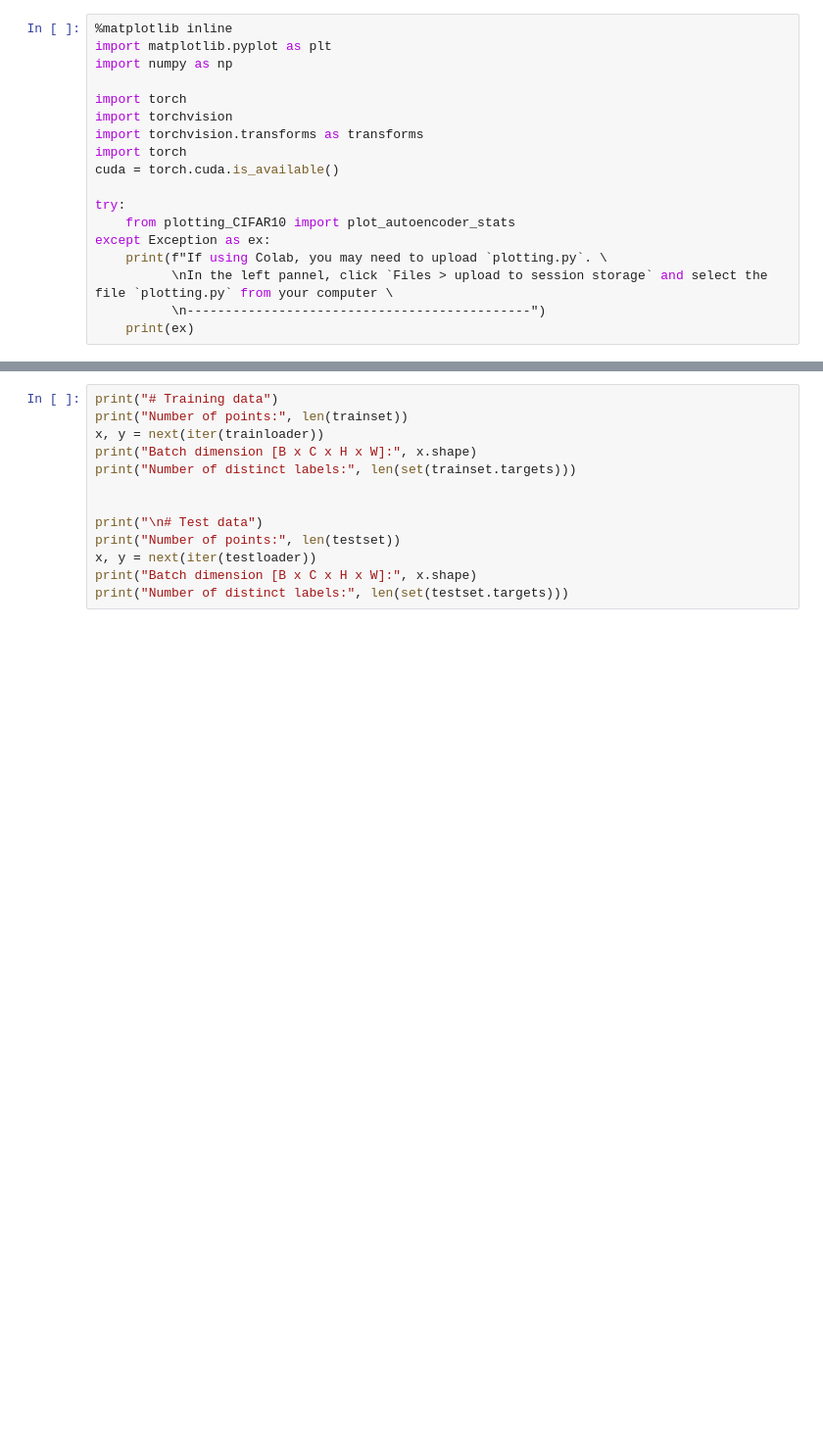
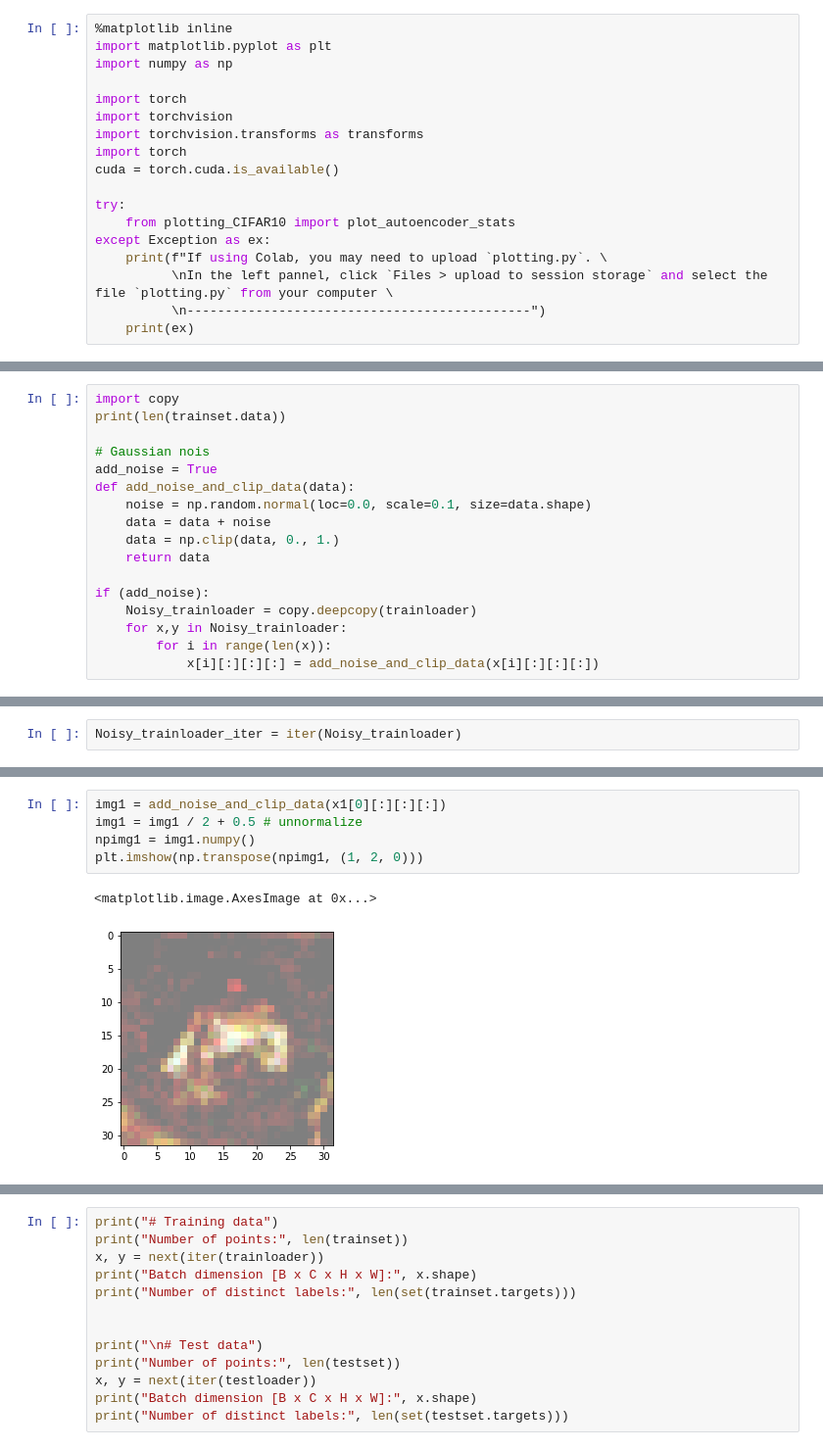
Before and after one commit to AugustDaMan/02456_deep_learning_project, a Jupyter notebook: 7.1-denoising_autoencoder_DL_Project_Thor.ipynb, the cells around one changed output, grey strips where cells are left out. Shown at 98% size. Saved outputs shown, nothing was run; the diff lists cells and outputs as text; blank space fills up the shorter version.

Commit message:
Noise funcition added in ..._Thor_3
Noise funcition added in ..._Thor_3

```diff
--- a/7.1-denoising_autoencoder_DL_Project_Thor.ipynb
+++ b/7.1-denoising_autoencoder_DL_Project_Thor.ipynb
@@ -78,0 +87,17 @@ used classes: ['cat', 'dog']
+# %%
+import copy
+print(len(trainset.data))
+
+# Gaussian nois
+add_noise = True
+def add_noise_and_clip_data(data):
+    noise = np.random.normal(loc=0.0, scale=0.1, size=data.shape)
+    data = data + noise
+    data = np.clip(data, 0., 1.)
+    return data
+
+if (add_noise):
+    Noisy_trainloader = copy.deepcopy(trainloader)
+    for x,y in Noisy_trainloader:
+        for i in range(len(x)):
+            x[i][:][:][:] = add_noise_and_clip_data(x[i][:][:][:])
@@ -78,0 +106,2 @@ used classes: ['cat', 'dog']
+# %%
+Noisy_trainloader_iter = iter(Noisy_trainloader)
@@ -78,0 +140,8 @@ used classes: ['cat', 'dog']
+# %%
+img1 = add_noise_and_clip_data(x1[0][:][:][:])
+img1 = img1 / 2 + 0.5 # unnormalize
+npimg1 = img1.numpy()
+plt.imshow(np.transpose(npimg1, (1, 2, 0)))
+# %% [output]
+<matplotlib.image.AxesImage at 0x...>
+[figure, added]
```
Also changed, not shown: parts of 26 cells of this notebook, 3 other files.
